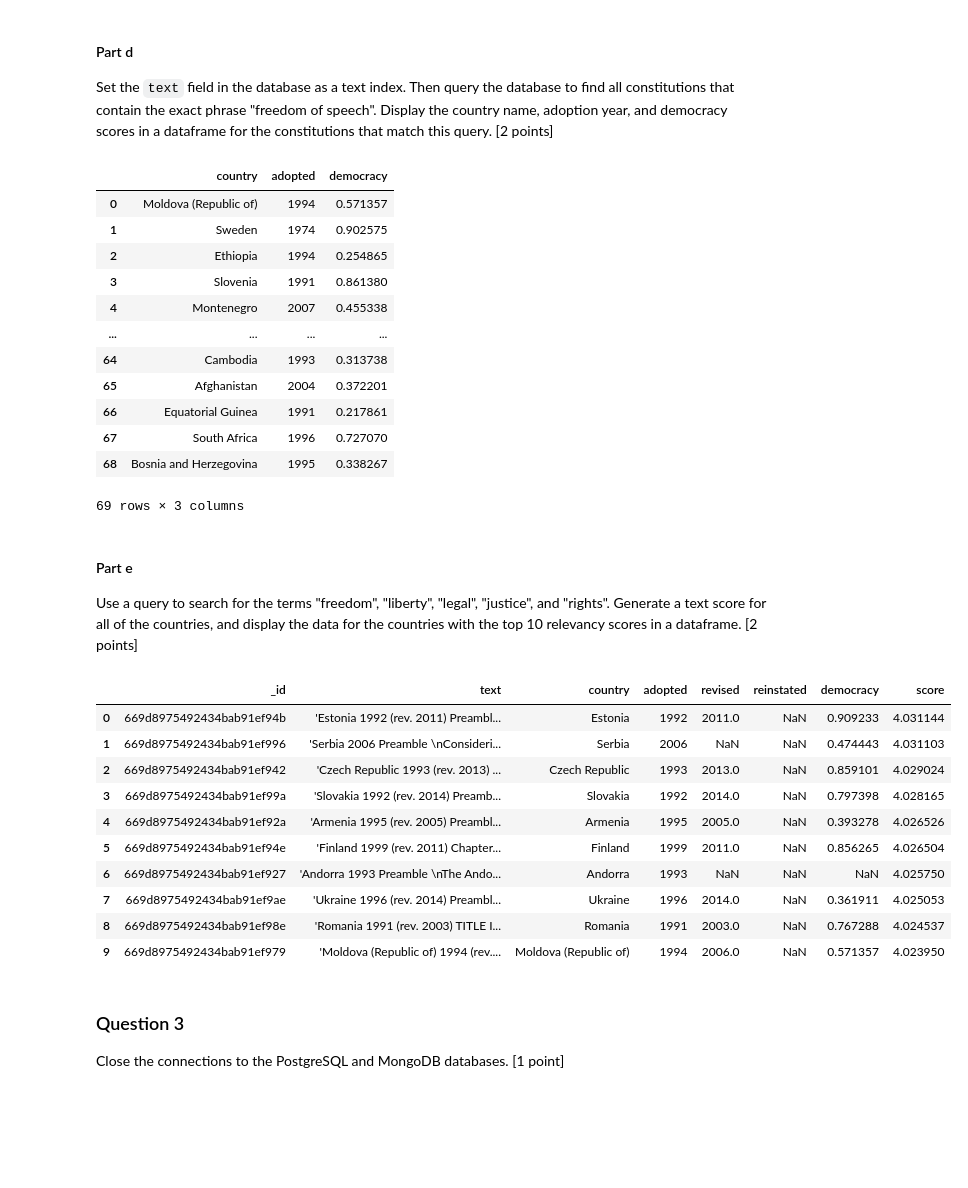
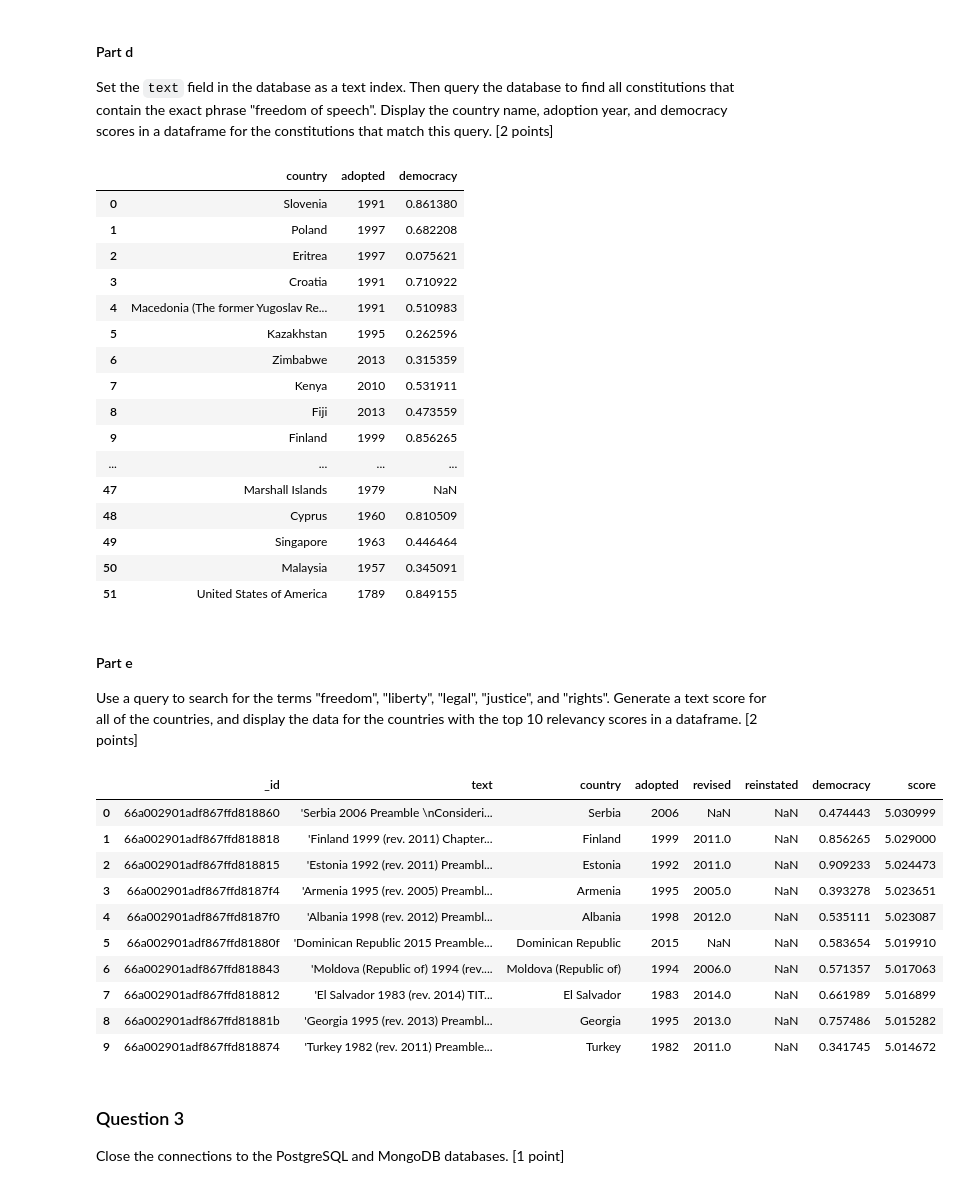
Before and after one commit to shroffr01/ds6001databases, a Jupyter notebook: labassignment7.ipynb, the cells around one changed output. Saved outputs shown, nothing was run; the diff lists cells and outputs as text; code cells hidden in the pictures; blank space fills up the shorter version.

```diff
--- a/labassignment7.ipynb
+++ b/labassignment7.ipynb
@@ -482,51 +483,55 @@ constitution_collection.create_index([('text', 'text')])
 # df = mongo_read_query0(constitution_collection, search)
 # df
 
-myquery = {'$text': {'$search':'\"freedom of expression\"', '$caseSensitive': False}}
+myquery = {'$text': {'$search':'\"freedom of speech\"', '$caseSensitive': False}}
 search = constitution_collection.find(myquery, {'country': 1, 'adopted': 1, 'democracy': 1, '_id': 0})
 
 df = mongo_read_query(search)
 df
 # %% [output]
 |  | country | adopted | democracy |
-| 0 | Moldova (Republic of) | 1994 | 0.571357 |
-| 1 | Sweden | 1974 | 0.902575 |
-| 2 | Ethiopia | 1994 | 0.254865 |
-| 3 | Slovenia | 1991 | 0.861380 |
-| 4 | Montenegro | 2007 | 0.455338 |
+| 0 | Slovenia | 1991 | 0.861380 |
+| 1 | Poland | 1997 | 0.682208 |
+| 2 | Eritrea | 1997 | 0.075621 |
+| 3 | Croatia | 1991 | 0.710922 |
+| 4 | Macedonia (The former Yugoslav Re... | 1991 | 0.510983 |
+| 5 | Kazakhstan | 1995 | 0.262596 |
+| 6 | Zimbabwe | 2013 | 0.315359 |
+| 7 | Kenya | 2010 | 0.531911 |
+| 8 | Fiji | 2013 | 0.473559 |
+| 9 | Finland | 1999 | 0.856265 |
 | ... | ... | ... | ... |
-| 64 | Cambodia | 1993 | 0.313738 |
-| 65 | Afghanistan | 2004 | 0.372201 |
-| 66 | Equatorial Guinea | 1991 | 0.217861 |
-| 67 | South Africa | 1996 | 0.727070 |
-| 68 | Bosnia and Herzegovina | 1995 | 0.338267 |
+| 47 | Marshall Islands | 1979 | NaN |
+| 48 | Cyprus | 1960 | 0.810509 |
+| 49 | Singapore | 1963 | 0.446464 |
+| 50 | Malaysia | 1957 | 0.345091 |
+| 51 | United States of America | 1789 | 0.849155 |
-69 rows × 3 columns
 # %% [markdown]
 #### Part e
 Use a query to search for the terms "freedom", "liberty", "legal", "justice", and "rights". Generate a text score for all of the countries, and display the data for the countries with the top 10 relevancy scores in a dataframe. [2 points]
 # %%
 cursor = constitution_collection.find(
-            {'$text': {'$search': 'freedom libery legal justice rights'}},
+            {'$text': {'$search': 'freedom liberty legal justice rights'}},
             {'score': {'$meta': 'textScore'}})
 
 cursor.sort([('score', {'$meta': 'textScore'})])
 
 qtext = dumps(cursor)
 qrec = loads(qtext)
 df = pd.DataFrame.from_records(qrec)
 df[0:10]
 # %% [output]
 |  | _id | text | country | adopted | revised | reinstated | democracy | score |
-| 0 | 669d8975492434bab91ef94b | 'Estonia 1992 (rev. 2011) Preambl... | Estonia | 1992 | 2011.0 | NaN | 0.909233 | 4.031144 |
-| 1 | 669d8975492434bab91ef996 | 'Serbia 2006 Preamble \nConsideri... | Serbia | 2006 | NaN | NaN | 0.474443 | 4.031103 |
-| 2 | 669d8975492434bab91ef942 | 'Czech Republic 1993 (rev. 2013) ... | Czech Republic | 1993 | 2013.0 | NaN | 0.859101 | 4.029024 |
-| 3 | 669d8975492434bab91ef99a | 'Slovakia 1992 (rev. 2014) Preamb... | Slovakia | 1992 | 2014.0 | NaN | 0.797398 | 4.028165 |
-| 4 | 669d8975492434bab91ef92a | 'Armenia 1995 (rev. 2005) Preambl... | Armenia | 1995 | 2005.0 | NaN | 0.393278 | 4.026526 |
-| 5 | 669d8975492434bab91ef94e | 'Finland 1999 (rev. 2011) Chapter... | Finland | 1999 | 2011.0 | NaN | 0.856265 | 4.026504 |
-| 6 | 669d8975492434bab91ef927 | 'Andorra 1993 Preamble \nThe Ando... | Andorra | 1993 | NaN | NaN | NaN | 4.025750 |
-| 7 | 669d8975492434bab91ef9ae | 'Ukraine 1996 (rev. 2014) Preambl... | Ukraine | 1996 | 2014.0 | NaN | 0.361911 | 4.025053 |
-| 8 | 669d8975492434bab91ef98e | 'Romania 1991 (rev. 2003) TITLE I... | Romania | 1991 | 2003.0 | NaN | 0.767288 | 4.024537 |
-| 9 | 669d8975492434bab91ef979 | 'Moldova (Republic of) 1994 (rev.... | Moldova (Republic of) | 1994 | 2006.0 | NaN | 0.571357 | 4.023950 |
+| 0 | 66a002901adf867ffd818860 | 'Serbia 2006 Preamble \nConsideri... | Serbia | 2006 | NaN | NaN | 0.474443 | 5.030999 |
+| 1 | 66a002901adf867ffd818818 | 'Finland 1999 (rev. 2011) Chapter... | Finland | 1999 | 2011.0 | NaN | 0.856265 | 5.029000 |
+| 2 | 66a002901adf867ffd818815 | 'Estonia 1992 (rev. 2011) Preambl... | Estonia | 1992 | 2011.0 | NaN | 0.909233 | 5.024473 |
+| 3 | 66a002901adf867ffd8187f4 | 'Armenia 1995 (rev. 2005) Preambl... | Armenia | 1995 | 2005.0 | NaN | 0.393278 | 5.023651 |
+| 4 | 66a002901adf867ffd8187f0 | 'Albania 1998 (rev. 2012) Preambl... | Albania | 1998 | 2012.0 | NaN | 0.535111 | 5.023087 |
+| 5 | 66a002901adf867ffd81880f | 'Dominican Republic 2015 Preamble... | Dominican Republic | 2015 | NaN | NaN | 0.583654 | 5.019910 |
+| 6 | 66a002901adf867ffd818843 | 'Moldova (Republic of) 1994 (rev.... | Moldova (Republic of) | 1994 | 2006.0 | NaN | 0.571357 | 5.017063 |
+| 7 | 66a002901adf867ffd818812 | 'El Salvador 1983 (rev. 2014) TIT... | El Salvador | 1983 | 2014.0 | NaN | 0.661989 | 5.016899 |
+| 8 | 66a002901adf867ffd81881b | 'Georgia 1995 (rev. 2013) Preambl... | Georgia | 1995 | 2013.0 | NaN | 0.757486 | 5.015282 |
+| 9 | 66a002901adf867ffd818874 | 'Turkey 1982 (rev. 2011) Preamble... | Turkey | 1982 | 2011.0 | NaN | 0.341745 | 5.014672 |
 # %% [markdown]
 ### Question 3
 Close the connections to the PostgreSQL and MongoDB databases. [1 point]
```
Also changed, not shown: parts of 5 cells of this notebook.
